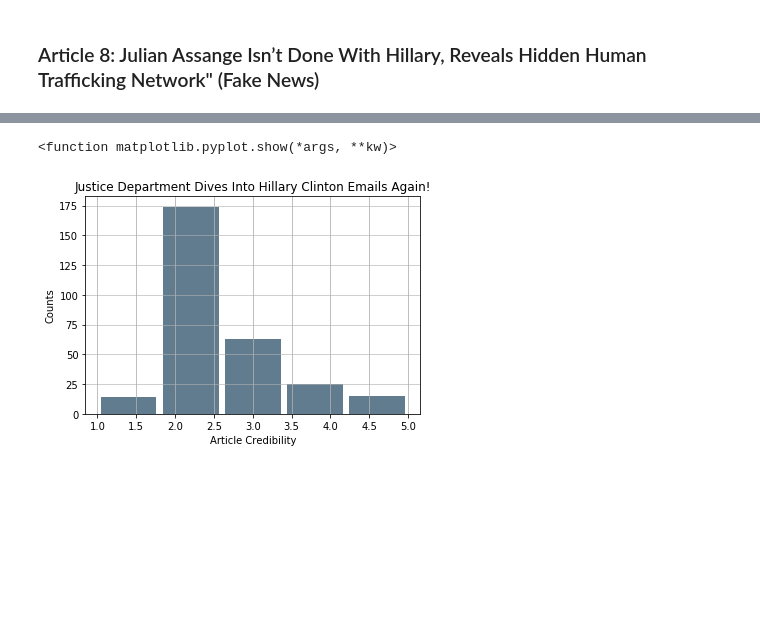
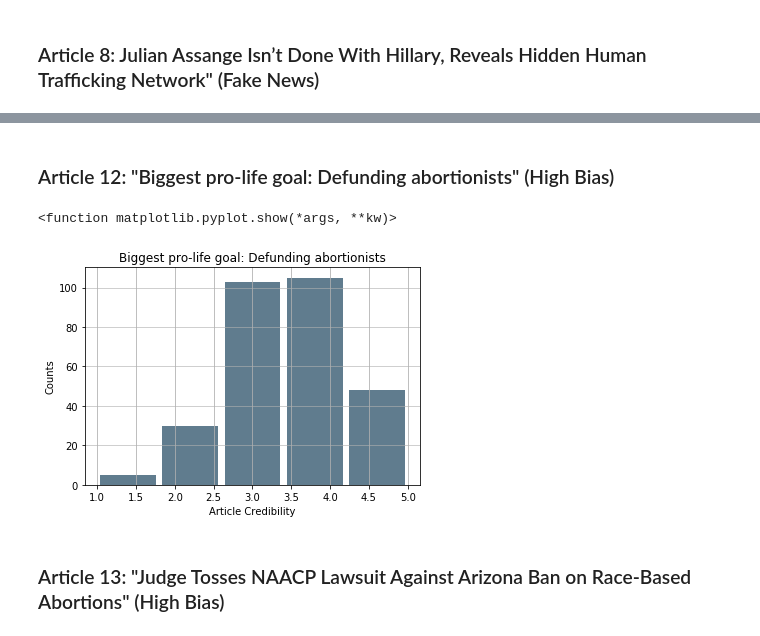
Before and after one commit to jimkaj/w210_FakeNews, a Jupyter notebook: FakeNewsExperiment.ipynb, the cells around one changed output, grey strips where cells are left out. Saved outputs shown, nothing was run; the diff lists cells and outputs as text; code cells hidden in the pictures; blank space fills up the shorter version.

```diff
--- a/FakeNewsExperiment.ipynb
+++ b/FakeNewsExperiment.ipynb
@@ -314,14 +375,18 @@ plt.show
+# %% [markdown]
+### Article 12: "Biggest pro-life goal: Defunding abortionists" (High Bias)
 # %%
 %matplotlib inline
 #Histogram
-ser = pd.Series(data.Art08)
+ser = pd.Series(data.Art12)
 ser.plot.hist(grid=True, bins=5, rwidth=0.9,
                    color='#607c8e')
-plt.title('Justice Department Dives Into Hillary Clinton Emails Again!')
+plt.title('Biggest pro-life goal: Defunding abortionists')
 plt.xlabel('Article Credibility')
 plt.ylabel('Counts')
 plt.grid(axis='y', alpha=0.75)
 plt.show
 # %% [output]
 <function matplotlib.pyplot.show(*args, **kw)>
-[figure, old version]
+[figure, new version]
+# %% [markdown]
+### Article 13: "Judge Tosses NAACP Lawsuit Against Arizona Ban on Race-Based Abortions" (High Bias)
```
Also changed, not shown: parts of 14 cells of this notebook.
